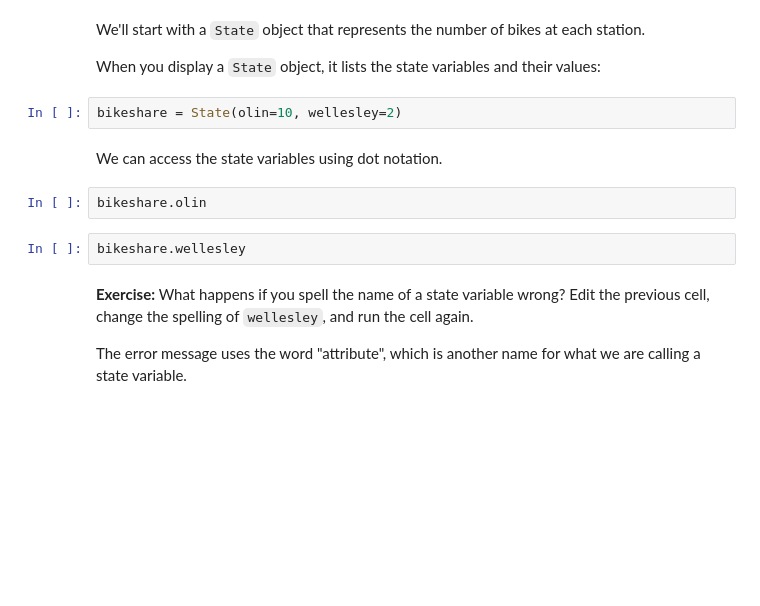
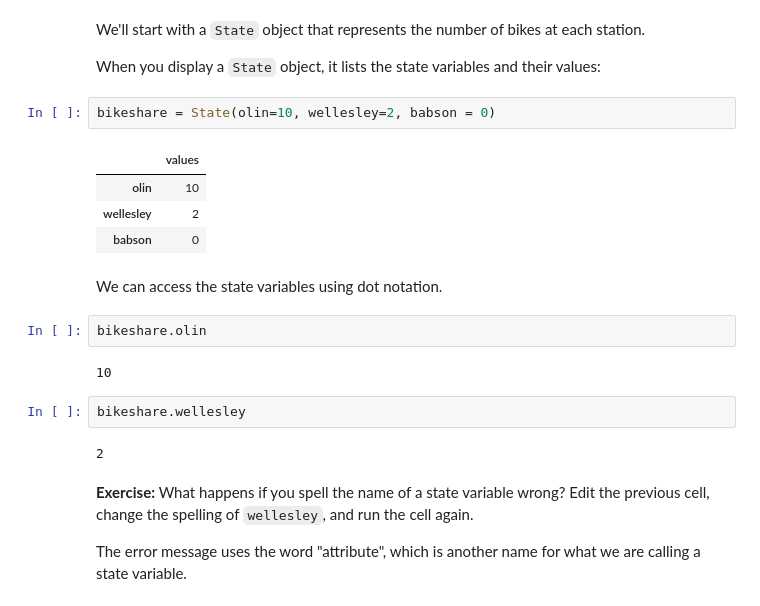
Before and after one commit to Ezco/ModSimPy, a Jupyter notebook: notebooks/chap02.ipynb, the cells around one changed output. Cells and saved outputs as stored; diff of their text form; blank space fills up the shorter version.

```diff
--- a/notebooks/chap02.ipynb
+++ b/notebooks/chap02.ipynb
@@ -27,13 +27,22 @@ We'll start with a `State` object that represents the number of bikes at each st
 
 When you display a `State` object, it lists the state variables and their values:
 # %%
-bikeshare = State(olin=10, wellesley=2)
+bikeshare = State(olin=10, wellesley=2, babson = 0)
+# %% [output]
+|  | values |
+| olin | 10 |
+| wellesley | 2 |
+| babson | 0 |
 # %% [markdown]
 We can access the state variables using dot notation.
 # %%
 bikeshare.olin
+# %% [output]
+10
 # %%
 bikeshare.wellesley
+# %% [output]
+2
 # %% [markdown]
 **Exercise:** What happens if you spell the name of a state variable wrong?  Edit the previous cell, change the spelling of `wellesley`, and run the cell again.
 
```
Also changed, not shown: parts of 34 cells of this notebook.
